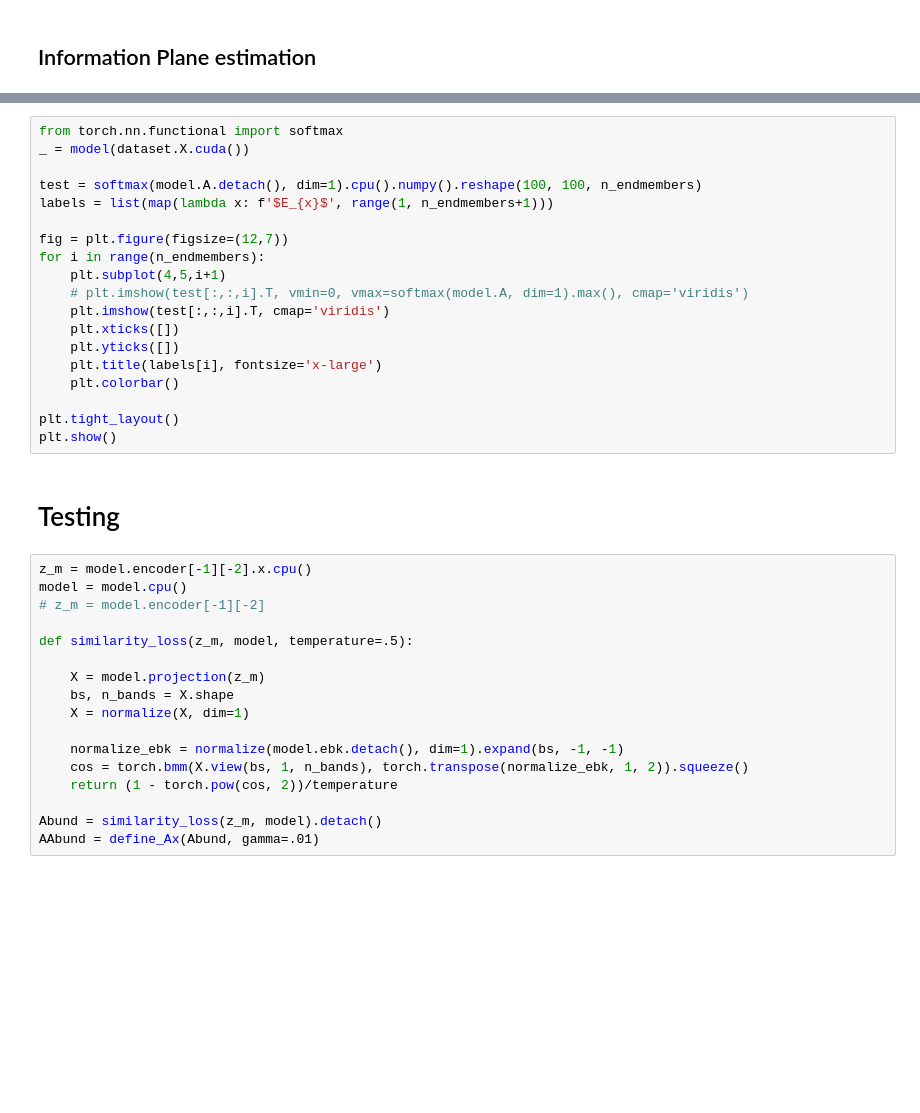
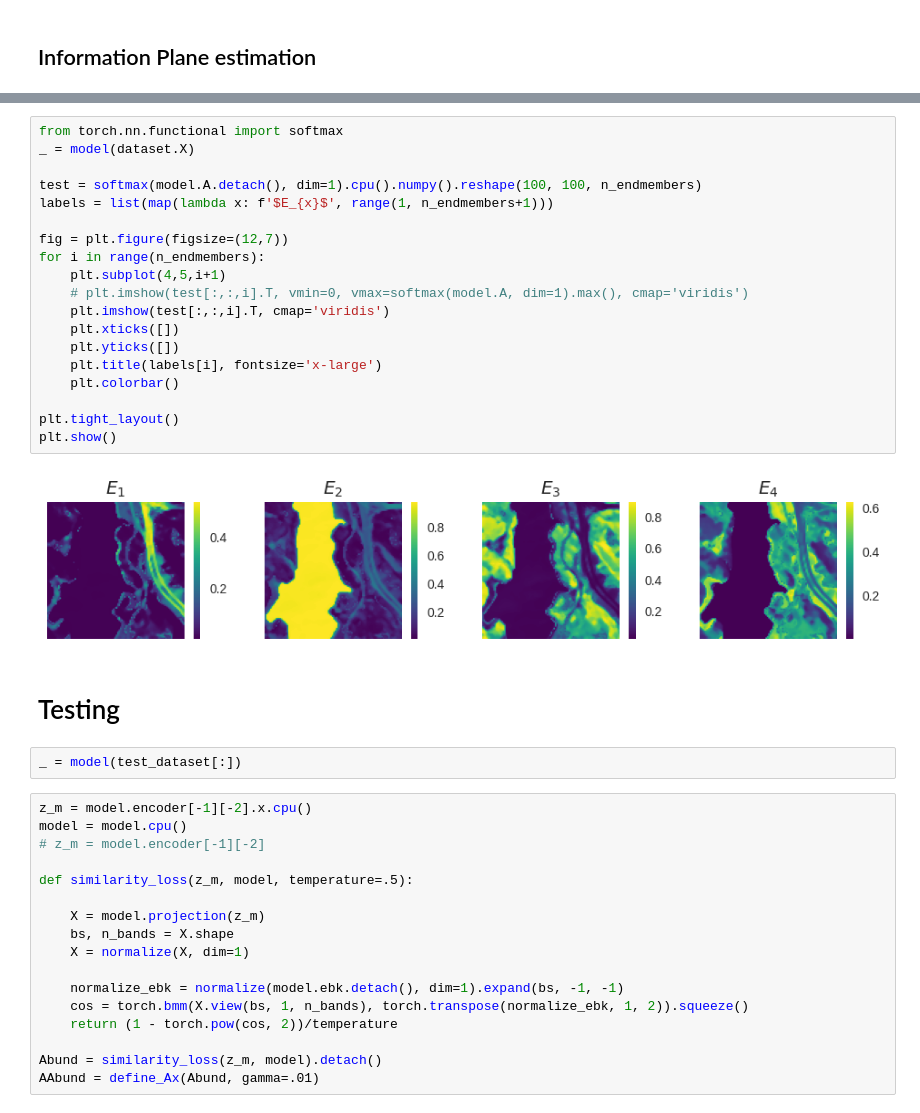
Before and after one commit to SolidusAbi/CLHU, a Jupyter notebook: notebooks/InformationView.ipynb, the cells around one changed output, grey strips where cells are left out. Drawn from its saved outputs; the diff is of its cells as text; blank space fills up the shorter version.

```diff
--- a/notebooks/InformationView.ipynb
+++ b/notebooks/InformationView.ipynb
@@ -308,24 +348,28 @@ plt.show()
 # %%
 from torch.nn.functional import softmax
-_ = model(dataset.X.cuda())
+_ = model(dataset.X)
 
 test = softmax(model.A.detach(), dim=1).cpu().numpy().reshape(100, 100, n_endmembers)
 labels = list(map(lambda x: f'$E_{x}$', range(1, n_endmembers+1)))
 
 fig = plt.figure(figsize=(12,7))
 for i in range(n_endmembers):
     plt.subplot(4,5,i+1)
     # plt.imshow(test[:,:,i].T, vmin=0, vmax=softmax(model.A, dim=1).max(), cmap='viridis')
     plt.imshow(test[:,:,i].T, cmap='viridis')
     plt.xticks([])
     plt.yticks([])
     plt.title(labels[i], fontsize='x-large')
     plt.colorbar()
 
 plt.tight_layout()
 plt.show()
+# %% [output]
+[figure, added]
 # %% [markdown]
 # Testing
+# %%
+_ = model(test_dataset[:])
 # %%
 z_m = model.encoder[-1][-2].x.cpu()
 model = model.cpu()
```
Also changed, not shown: parts of 19 cells of this notebook, 1 other file.
